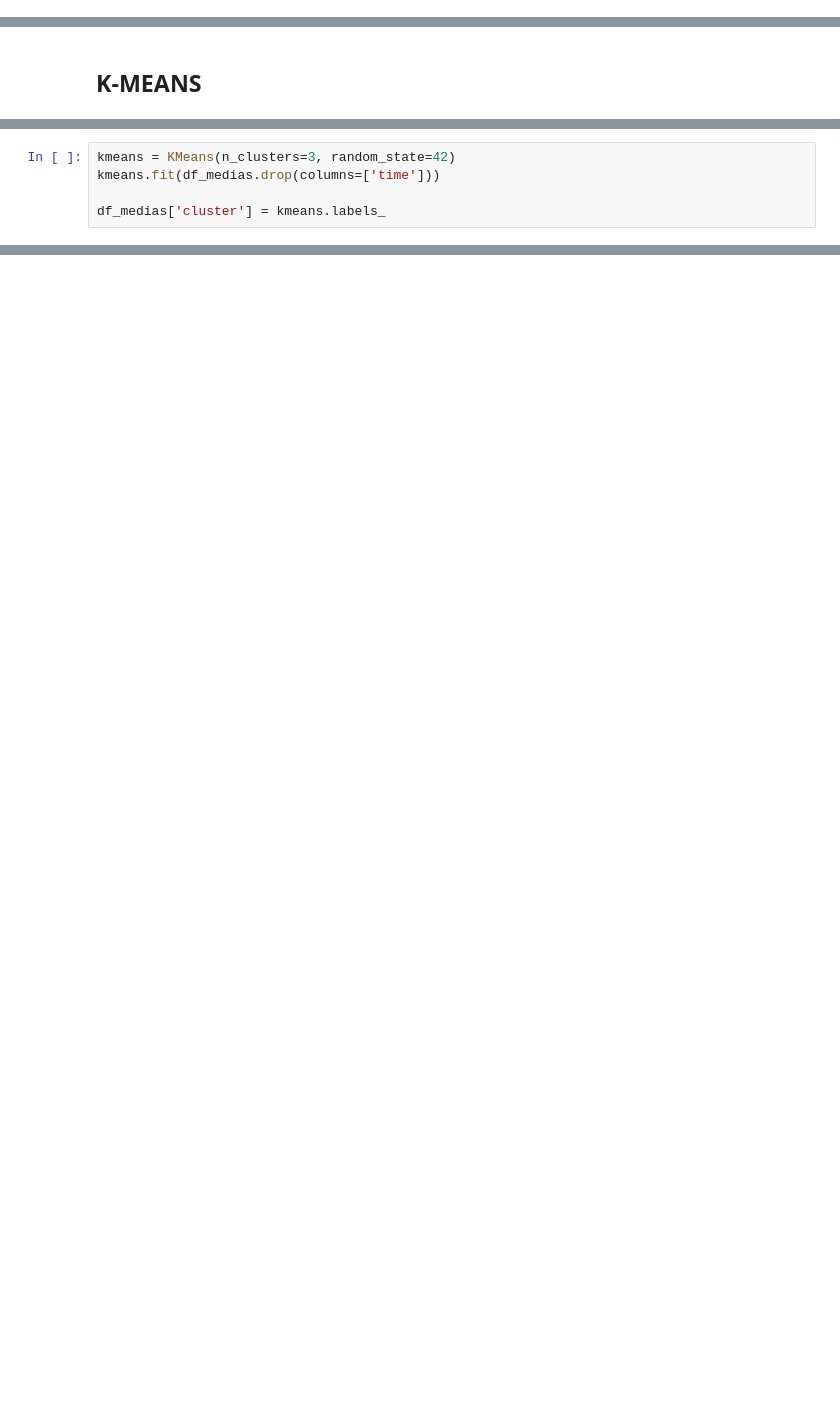
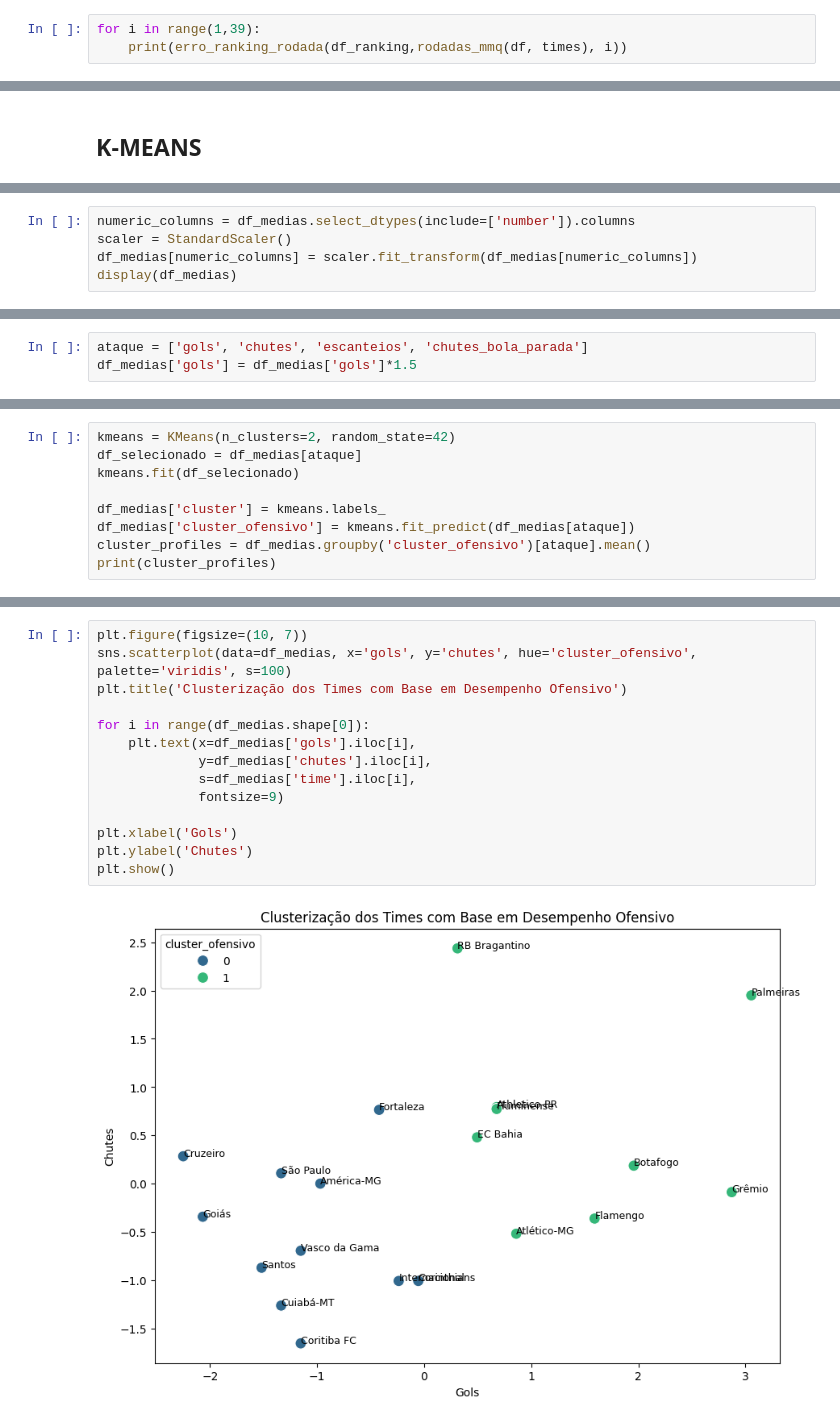
Before and after one commit to gbmartins9/Ranking-Brasileirao-CoCADa, a Jupyter notebook: cocada.ipynb, the cells around one changed output, grey strips where cells are left out. Drawn from its saved outputs; the diff is of its cells as text; blank space fills up the shorter version.

Commit message:
kmeans: times ofensivos

```diff
--- a/cocada.ipynb
+++ b/cocada.ipynb
@@ -1050,0 +716,3 @@ display(erro_ranking(df_ranking_2022, df_mmq_2022))
+# %%
+for i in range(1,39):
+    print(erro_ranking_rodada(df_ranking,rodadas_mmq(df, times), i))
@@ -1132,0 +818,5 @@ df_medias
+# %%
+numeric_columns = df_medias.select_dtypes(include=['number']).columns
+scaler = StandardScaler()
+df_medias[numeric_columns] = scaler.fit_transform(df_medias[numeric_columns])
+display(df_medias)
@@ -1132,0 +843,3 @@ df_medias
+# %%
+ataque = ['gols', 'chutes', 'escanteios', 'chutes_bola_parada']
+df_medias['gols'] = df_medias['gols']*1.5
@@ -1133,5 +864,9 @@ df_medias
 # %%
-kmeans = KMeans(n_clusters=3, random_state=42)
-kmeans.fit(df_medias.drop(columns=['time']))
+kmeans = KMeans(n_clusters=2, random_state=42)
+df_selecionado = df_medias[ataque]
+kmeans.fit(df_selecionado)
 
 df_medias['cluster'] = kmeans.labels_
+df_medias['cluster_ofensivo'] = kmeans.fit_predict(df_medias[ataque])
+cluster_profiles = df_medias.groupby('cluster_ofensivo')[ataque].mean()
+print(cluster_profiles)
@@ -1138 +880,17 @@ df_medias['cluster'] = kmeans.labels_
+# %%
+plt.figure(figsize=(10, 7))
+sns.scatterplot(data=df_medias, x='gols', y='chutes', hue='cluster_ofensivo', palette='viridis', s=100)
+plt.title('Clusterização dos Times com Base em Desempenho Ofensivo')
+
+for i in range(df_medias.shape[0]):
+    plt.text(x=df_medias['gols'].iloc[i],
+             y=df_medias['chutes'].iloc[i],
+             s=df_medias['time'].iloc[i],
+             fontsize=9)
+
+plt.xlabel('Gols')
+plt.ylabel('Chutes')
+plt.show()
+# %% [output]
+[figure, added]
 # %%
```
Also changed, not shown: parts of 47 cells of this notebook.
